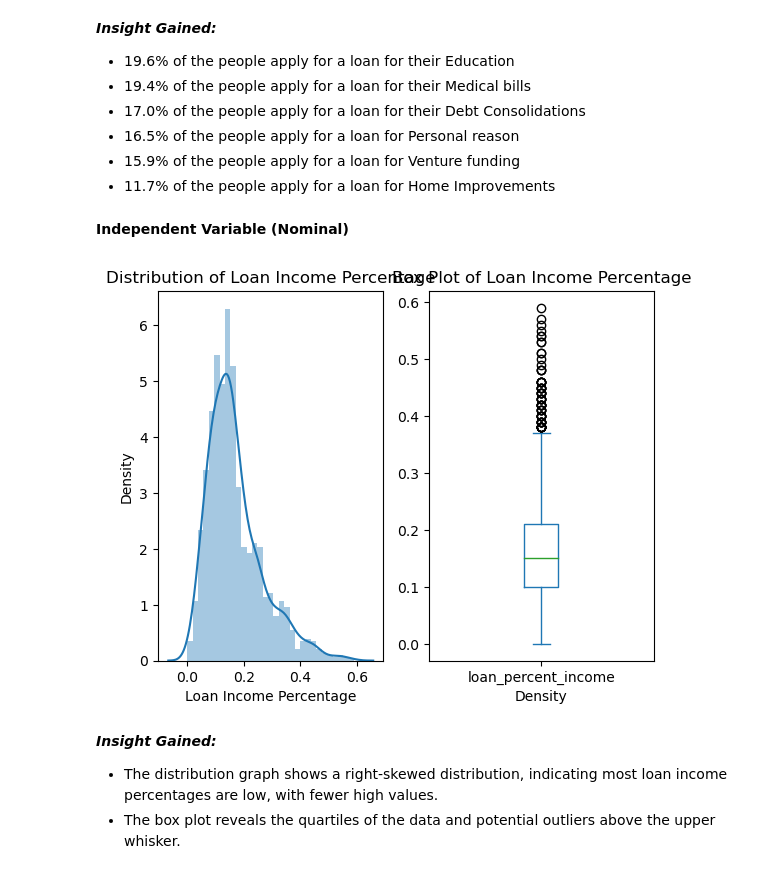
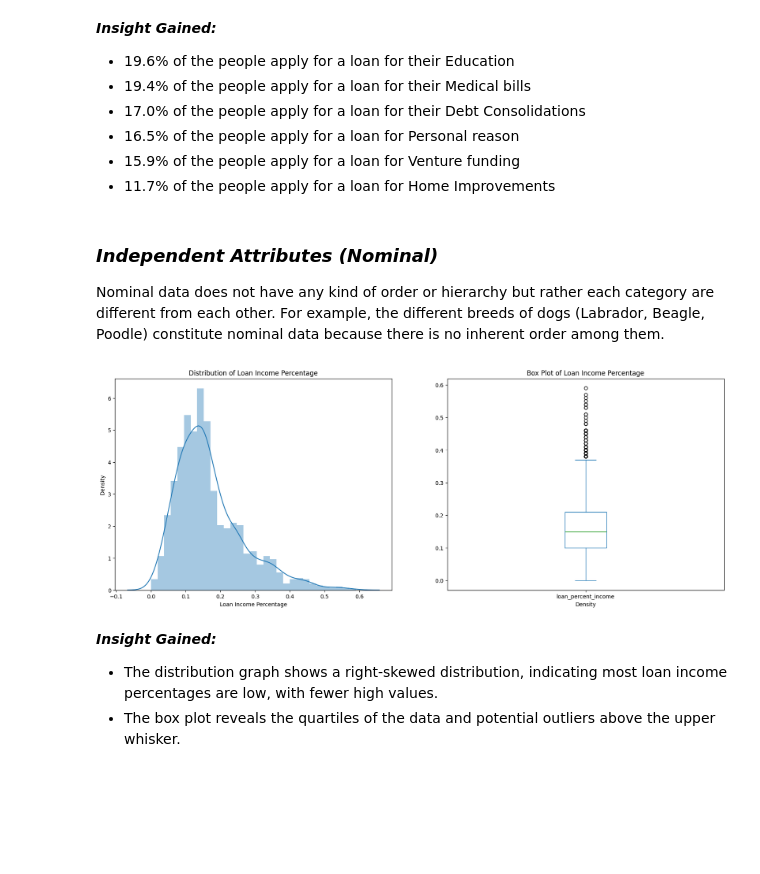
Before and after one commit to Zoe21354/MLG382_GroupF_CYOProject, a Jupyter notebook: Notebooks/Creditworthiness Assessment and Risk Analysis for Loan Default Prediction.ipynb, the cells around one changed output. Drawn from its saved outputs; the diff is of its cells as text; code cells hidden in the pictures; blank space fills up the shorter version.

```diff
--- a/Notebooks/Creditworthiness Assessment and Risk Analysis for Loan Default Prediction.ipynb
+++ b/Notebooks/Creditworthiness Assessment and Risk Analysis for Loan Default Prediction.ipynb
@@ -244,24 +247,25 @@ plt.show()
 - 16.5% of the people apply for a loan for Personal reason
 - 15.9% of the people apply for a loan for Venture funding
 - 11.7% of the people apply for a loan for Home Improvements
-# %% [markdown]
-__Independent Variable (Nominal)__
+# %% [markdown]
+### *Independent Attributes (Nominal)*
+Nominal data does not have any kind of order or hierarchy but rather each category are different from each other. For example, the different breeds of dogs (Labrador, Beagle, Poodle) constitute nominal data because there is no inherent order among them.
 # %%
 #loan_percent_income
-plt.figure(1)
+plt.figure(1, figsize=(20, 7))
 plt.subplot(121)
 raw_data_copy.dropna()
 sns.distplot(raw_data_copy['loan_percent_income'])
 plt.title('Distribution of Loan Income Percentage')
 plt.xlabel('Loan Income Percentage')
 plt.ylabel('Density')
 plt.subplot(122)
 boxplot =raw_data_copy['loan_percent_income'].plot.box()
 boxplot.set_title('Box Plot of Loan Income Percentage')
 boxplot.set_xlabel('Density')
 plt.show()
 # %% [output]
-[figure, old version]
+[figure, new version]
 # %% [markdown]
 ***Insight Gained:***
 - The distribution graph shows a right-skewed distribution, indicating most loan income percentages are low, with fewer high values.
```
Also changed, not shown: parts of 15 cells of this notebook.
